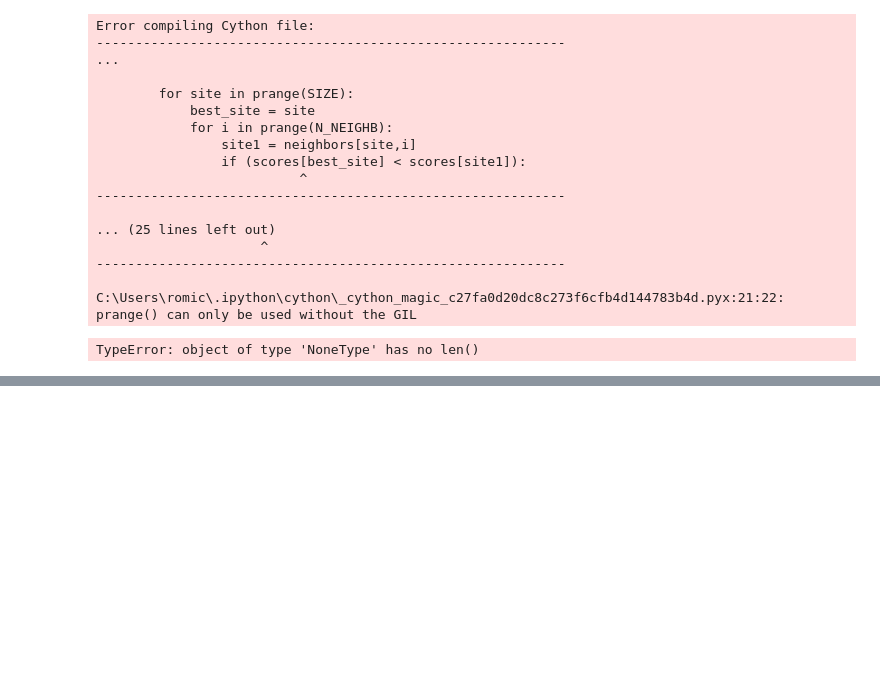
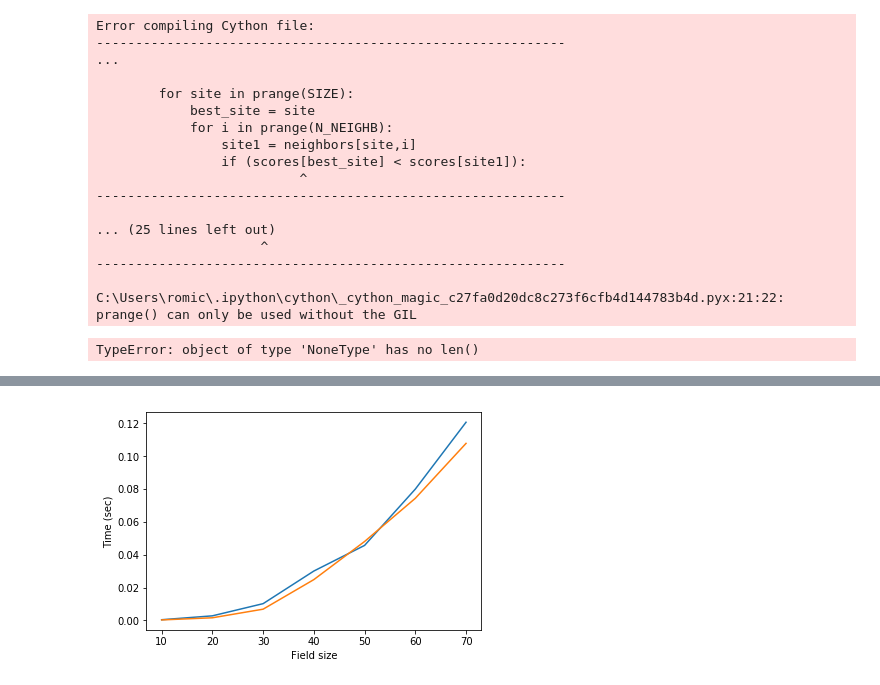
Before and after one commit to MoskalenkoRomanBorisovich/Spatial-Distribution-Evolutionary-Game, a Jupyter notebook: NIS_3D.ipynb, the cells around one changed output, grey strips where cells are left out. Cells and saved outputs as stored; diff of their text form; code cells hidden in the pictures; blank space fills up the shorter version.

```diff
--- a/NIS_3D.ipynb
+++ b/NIS_3D.ipynb
@@ -732,0 +774,10 @@ TypeError: object of type 'NoneType' has no len()
+# %%
+import timeit
+rndm = np.random.RandomState(12345)
+N = 1
+Size = 60
+L = (Size, Size, Size)
+print(L)
+neighbors = tabulate_neighbors(L)
+field = (rndm.uniform(size=L) > 0.5).astype(int)
+field = evolve3D_3(field, neighbors, 1.3, num_steps=N)
@@ -732,0 +796,15 @@ TypeError: object of type 'NoneType' has no len()
+# %%
+rndm = np.random.RandomState(12345)
+N = 1
+N_repeats = 10
+times = list()
+times_C = list()
+for size in range(10, 80, 10):
+    L = (size, size, size)
+    print(L)
+    neighbors = tabulate_neighbors(L)
+    field = (rndm.uniform(size=L) > 0.5).astype('int16')
+    times_C.append(timeit.timeit('evolve3D_2_C(field, neighbors, 1.3, num_steps=N)', number=N_repeats, globals=globals()) / N_repeats)
+    times.append(timeit.timeit('evolve3D_3(field, neighbors, 1.3, num_steps=N)', number=N_repeats, globals=globals()) / N_repeats)
+    print(times_C[-1])
+    print(times[-1])
@@ -732,0 +829,12 @@ TypeError: object of type 'NoneType' has no len()
+# %%
+fig = plt.figure()
+ax = fig.add_subplot(111)
+ax.set_xlabel('Field size')
+ax.set_ylabel('Time (sec)')
+ax.plot([10, 20, 30, 40, 50, 60, 70], times_C)
+ax.plot([10, 20, 30, 40, 50, 60, 70], times)
+
+
+plt.show()
+# %% [output]
+[figure, added]
```
Also changed, not shown: parts of 11 cells of this notebook.
